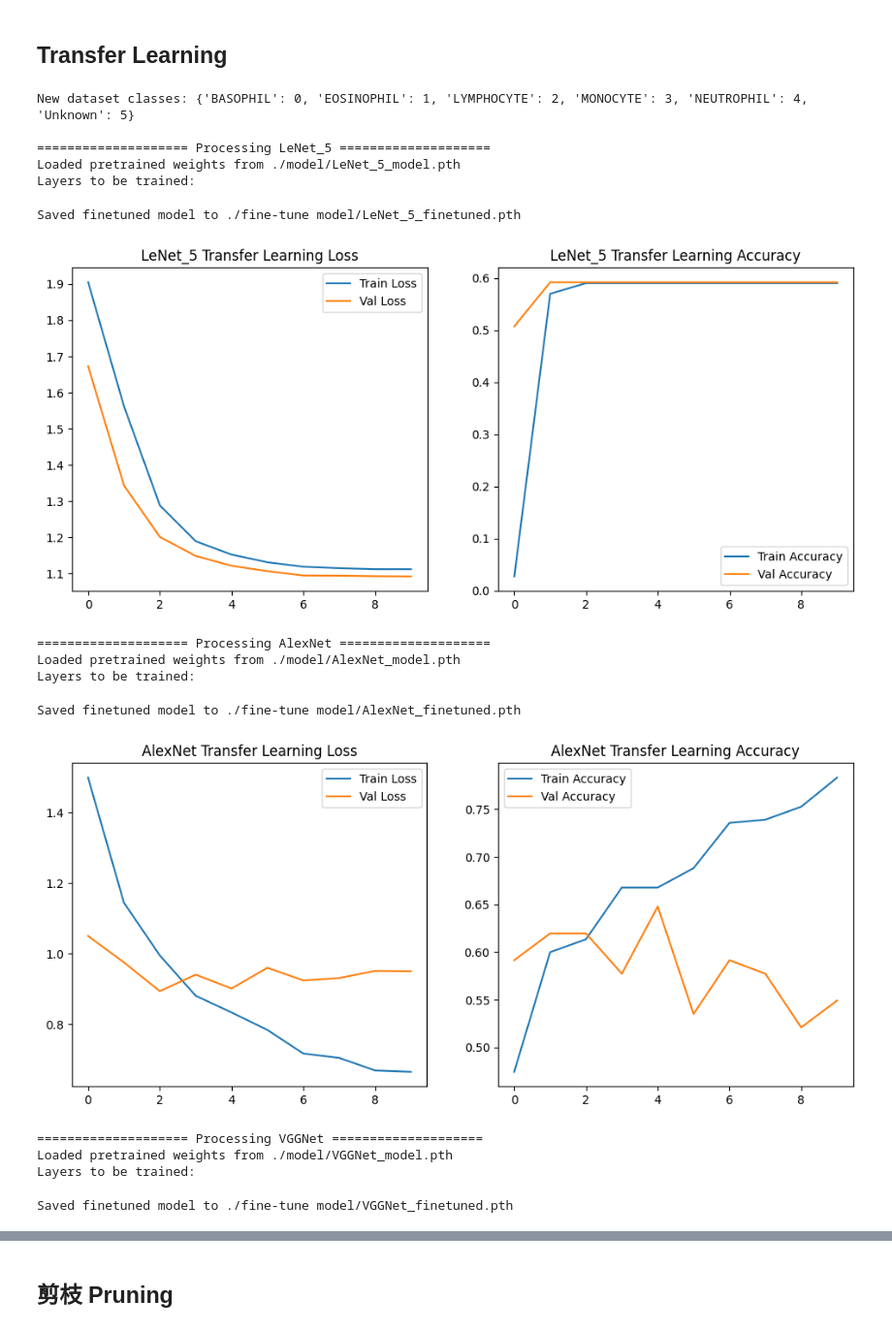
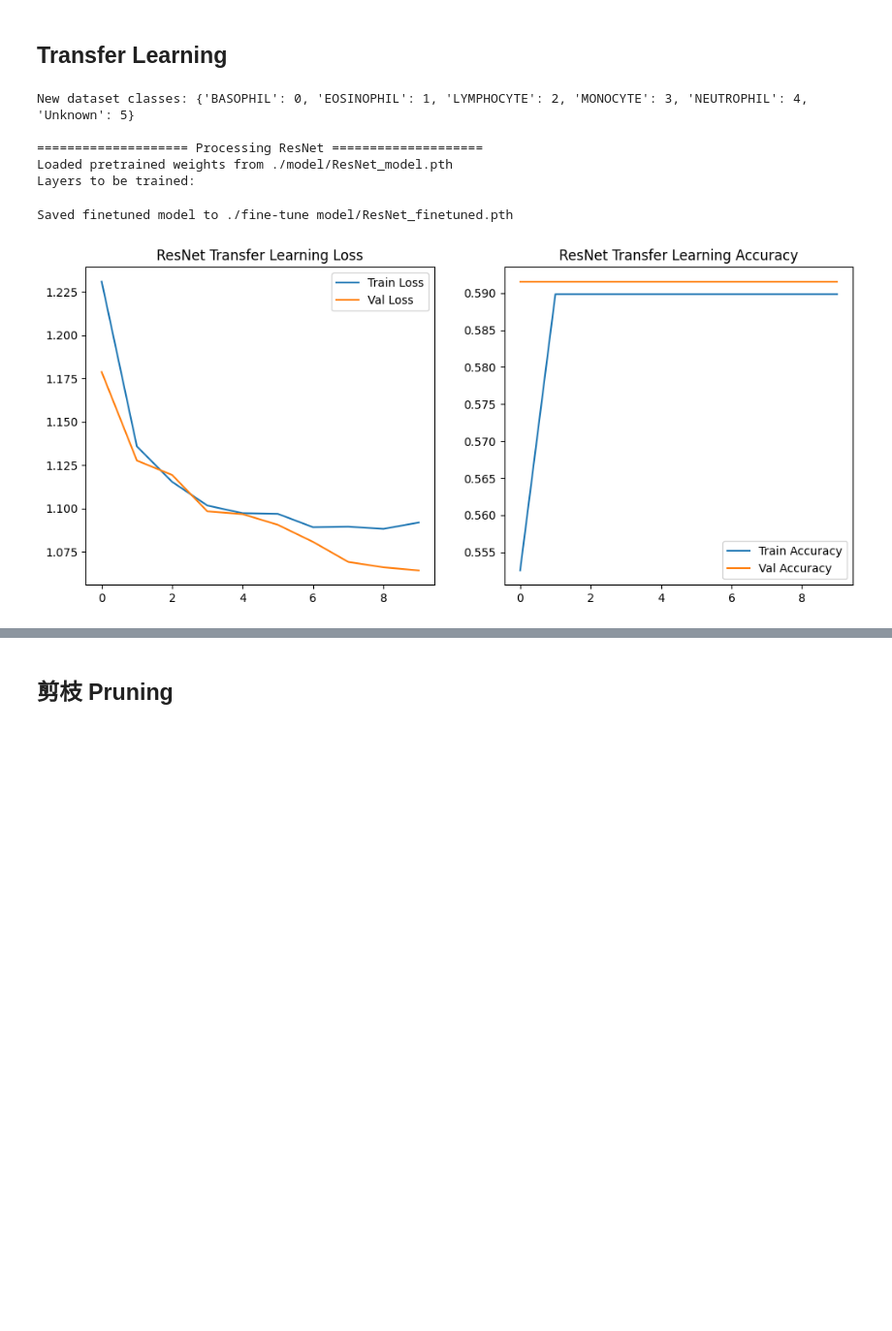
Before and after one commit to ImMasterSam/NSYSU_ComputerVision, a Jupyter notebook: blood_cell.ipynb, the cells around one changed output, grey strips where cells are left out. Shown at 97% size. Saved outputs shown, nothing was run; the diff lists cells and outputs as text; code cells hidden in the pictures; blank space fills up the shorter version.

Commit message:
Train ResNet

```diff
--- a/blood_cell.ipynb
+++ b/blood_cell.ipynb
@@ -138,7 +138,7 @@ def model_selector(model_name) -> torch.nn.Module:
     return model
 # %%
 # Instantiate the model
-model_name = "VGGNet"
+model_name = "ResNet"
 model = model_selector(model_name)
 model = model.to(device)
 print(model)
@@ -148,8 +166,8 @@ scheduler = optim.lr_scheduler.StepLR(optimizer, step_size=7, gamma=0.1)
 # %% [markdown]
 模型訓練
 # %%
-n_epochs = 20
-pbar = tqdm.tqdm(total=n_epochs)
+n_epochs = 10
+pbar = tqdm(total=n_epochs)
 train_logs = []
 val_logs = []
 for epoch in range(n_epochs):
@@ -710,7 +751,7 @@ print(f"New dataset classes: {wbc_train_dataset.class_to_idx}")
 # 2. 定義 Transfer Learning 輔助函式
 
 # 3. 執行多模型 Transfer Learning
-transfer_models = ["LeNet_5", "AlexNet", "VGGNet"]
+transfer_models = ["ResNet"]
 old_num_classes = 4
 new_num_classes = len(wbc_train_dataset.class_to_idx)
 fine_tune_output = './fine-tune model'
@@ -766,43 +807,34 @@ for model_name in transfer_models:
         pbar.set_description(f"Epoch {epoch+1}/{n_epochs}, Train Acc: {train_accuracy:.4f}, Val Acc: {val_accuracy:.4f}")
         pbar.update(1)
     pbar.close()
 
     # 儲存新 fine-tune Model
     save_path = f'{fine_tune_output}/{model_name}_finetuned.pth'
     torch.save(model_transfer.state_dict(), save_path)
     print(f"Saved finetuned model to {save_path}")
 
     # 繪製結果
     train_losses, train_accuracies = zip(*transfer_train_logs)
     val_losses, val_accuracies = zip(*transfer_val_logs)
 
     plt.figure(figsize=(12, 5))
     plt.subplot(1, 2, 1)
     plt.plot(train_losses, label='Train Loss')
     plt.plot(val_losses, label='Val Loss')
     plt.title(f'{model_name} Transfer Learning Loss')
     plt.legend()
 
     plt.subplot(1, 2, 2)
     plt.plot(train_accuracies, label='Train Accuracy')
     plt.plot(val_accuracies, label='Val Accuracy')
     plt.title(f'{model_name} Transfer Learning Accuracy')
     plt.legend()
     plt.show()
 # %% [output]
 New dataset classes: {'BASOPHIL': 0, 'EOSINOPHIL': 1, 'LYMPHOCYTE': 2, 'MONOCYTE': 3, 'NEUTROPHIL': 4, 'Unknown': 5}
 
-==================== Processing LeNet_5 ====================
-Loaded pretrained weights from ./model/LeNet_5_model.pth
+==================== Processing ResNet ====================
+Loaded pretrained weights from ./model/ResNet_model.pth
 Layers to be trained:
-Saved finetuned model to ./fine-tune model/LeNet_5_finetuned.pth
+Saved finetuned model to ./fine-tune model/ResNet_finetuned.pth
-[figure, old version]
+[figure, new version]
-==================== Processing AlexNet ====================
-Loaded pretrained weights from ./model/AlexNet_model.pth
-Layers to be trained:
-Saved finetuned model to ./fine-tune model/AlexNet_finetuned.pth
-[figure, removed]
-==================== Processing VGGNet ====================
-Loaded pretrained weights from ./model/VGGNet_model.pth
-Layers to be trained:
-Saved finetuned model to ./fine-tune model/VGGNet_finetuned.pth
```
Also changed, not shown: parts of 12 cells of this notebook, 8 other files.
